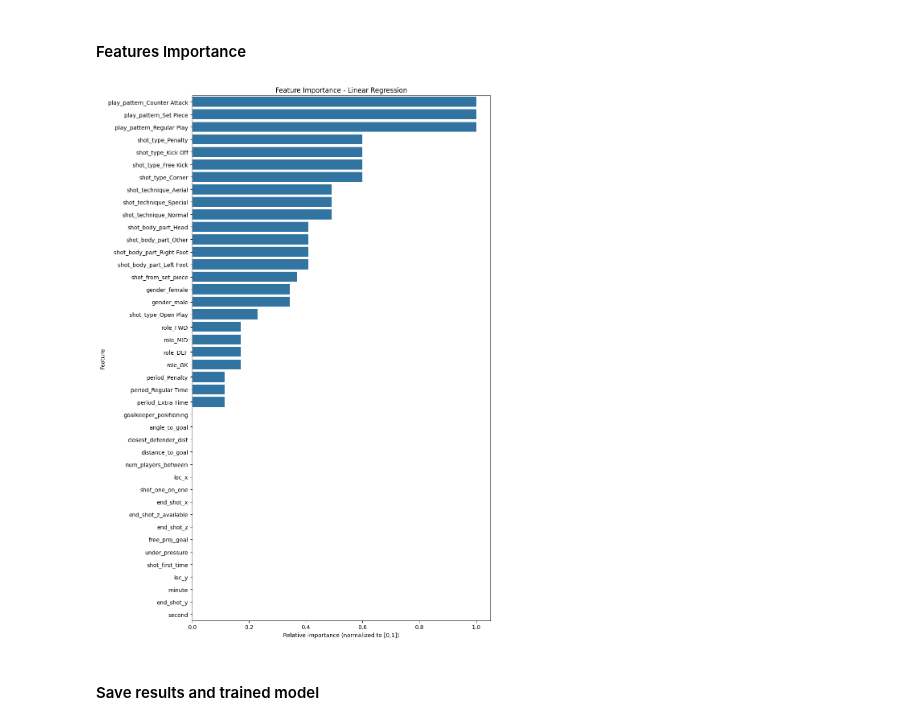
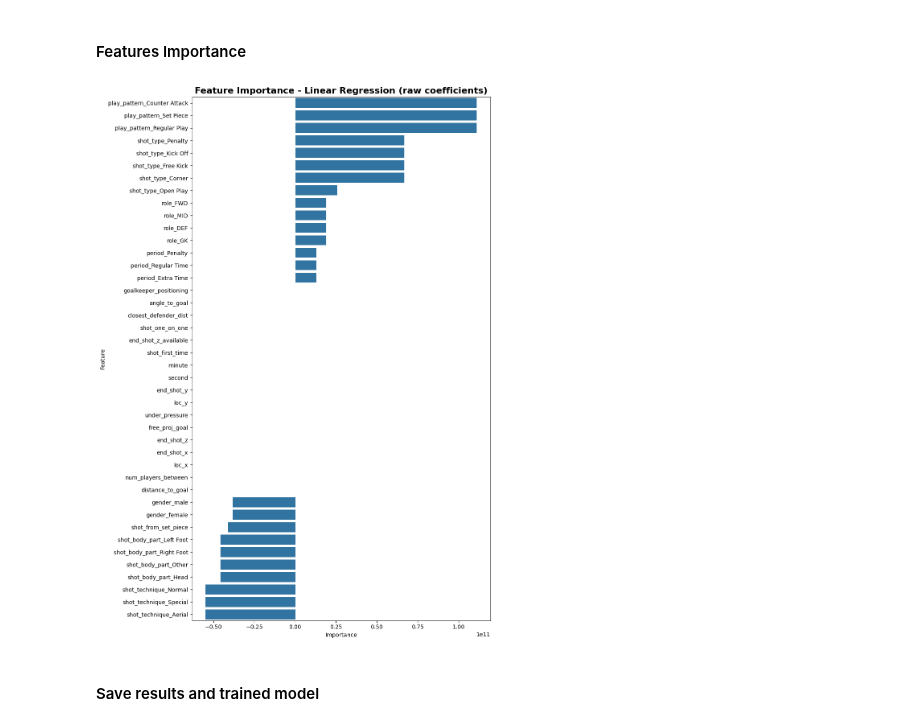
Before and after one commit to Manuele23/Parma-assignment, a Jupyter notebook: task1_xg/04_linear_regression.ipynb, the cells around one changed output. Saved outputs shown, nothing was run; the diff lists cells and outputs as text; code cells hidden in the pictures.

```diff
--- a/task1_xg/04_linear_regression.ipynb
+++ b/task1_xg/04_linear_regression.ipynb
@@ -279,21 +279,21 @@ def plot_feature_importance(df, title="Feature Importance", top_n=None):
     plt.figure(figsize=(10, max(6, len(df)//3)))
     sns.barplot(data=df, x="importance", y="feature", palette=colors if isinstance(colors, list) else None)
     plt.title(title, fontsize=16, fontweight='bold')
-    plt.xlabel("Relative importance (normalized to [0,1])")
+    plt.xlabel("Importance")
     plt.ylabel("Feature")
     plt.tight_layout()
     plt.show()
 # %%
+# Create DataFrame with coefficients
 coef_df = pd.DataFrame({
     "feature": X_train.columns,
-    "coefficient": lin_reg.coef_
+    "importance": lin_reg.coef_
 })
-coef_df["importance"] = coef_df["coefficient"].abs() / coef_df["coefficient"].abs().max()
-coef_df["sign"] = np.sign(coef_df["coefficient"])
 
-plot_feature_importance(coef_df, title="Feature Importance - Linear Regression")
+# Plot
+plot_feature_importance(coef_df, title="Feature Importance - Linear Regression (raw coefficients)")
 # %% [output]
-[figure, old version]
+[figure, new version]
 # %% [markdown]
 #### Save results and trained model
 # %%
```
Also changed, not shown: 8 other files.
